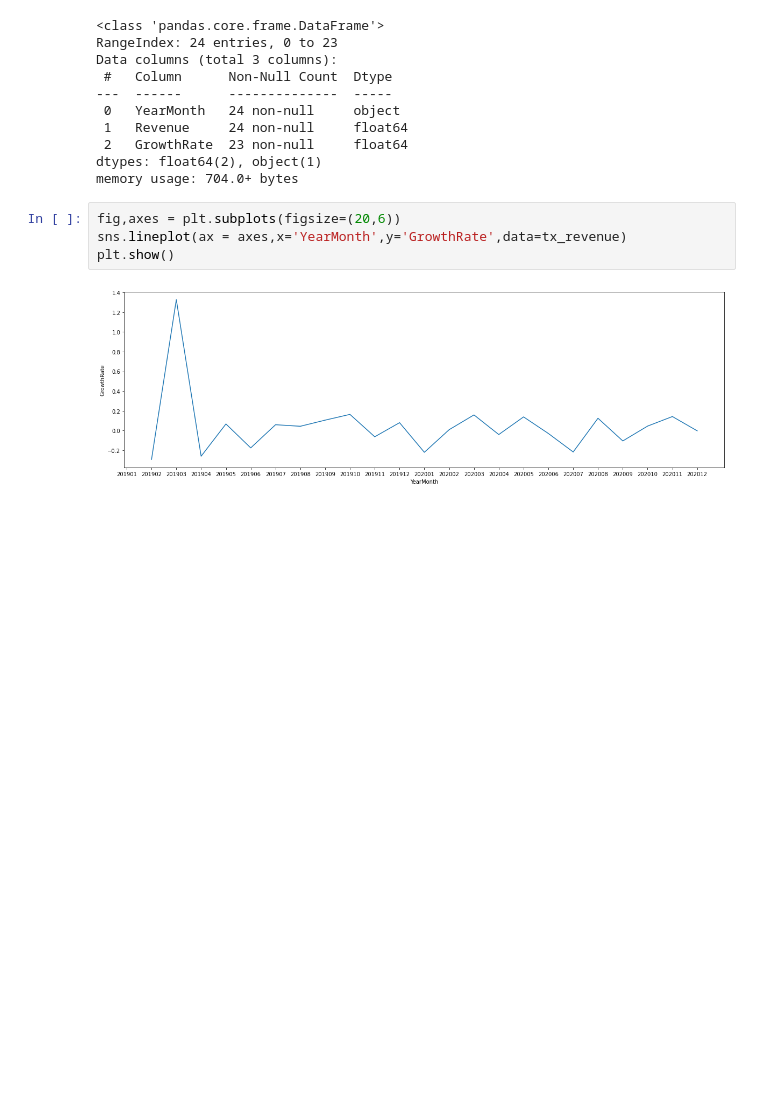
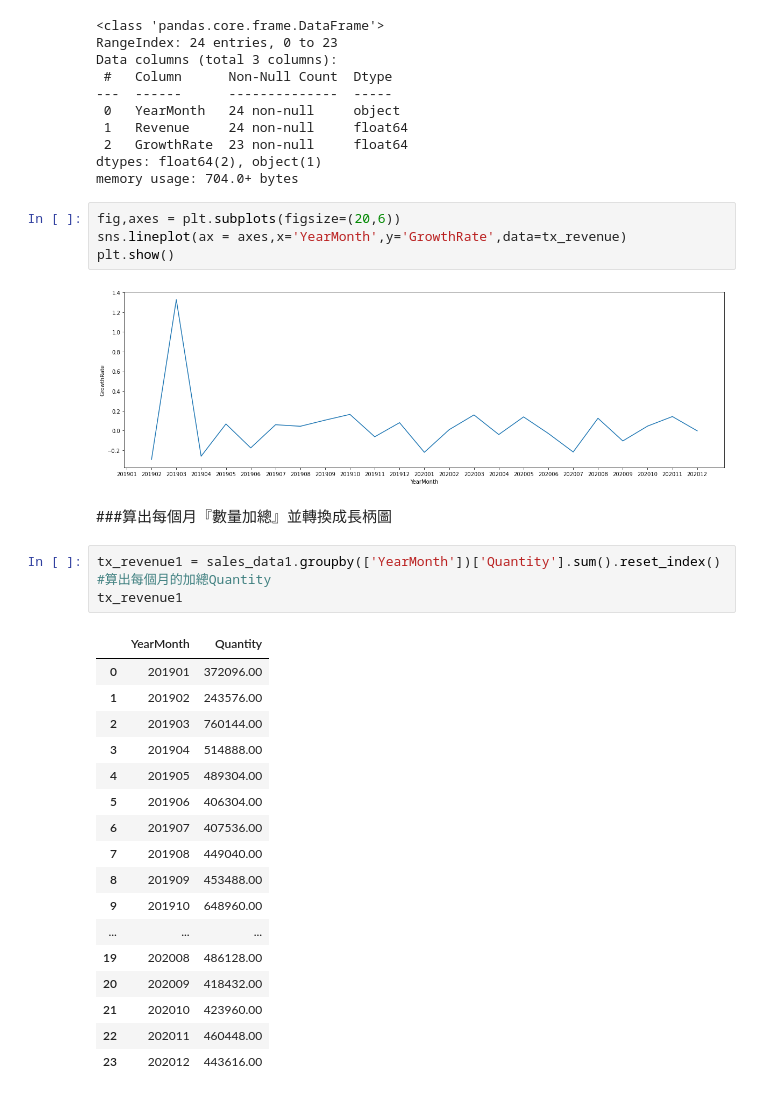
Before and after one commit to 01-slime/EDA, a Jupyter notebook: EDA.ipynb, the cells around one changed output. Cells and saved outputs as stored; diff of their text form; blank space fills up the shorter version.

```diff
--- a/EDA.ipynb
+++ b/EDA.ipynb
@@ -606,3 +606,26 @@ sns.lineplot(ax = axes,x='YearMonth',y='GrowthRate',data=tx_revenue)
 plt.show()
 # %% [output]
 [figure]
+# %% [markdown]
+###算出每個月『數量加總』並轉換成長柄圖
+# %%
+tx_revenue1 = sales_data1.groupby(['YearMonth'])['Quantity'].sum().reset_index() #算出每個月的加總Quantity
+tx_revenue1
+# %% [output]
+|  | YearMonth | Quantity |
+| 0 | 201901 | 372096.00 |
+| 1 | 201902 | 243576.00 |
+| 2 | 201903 | 760144.00 |
+| 3 | 201904 | 514888.00 |
+| 4 | 201905 | 489304.00 |
+| 5 | 201906 | 406304.00 |
+| 6 | 201907 | 407536.00 |
+| 7 | 201908 | 449040.00 |
+| 8 | 201909 | 453488.00 |
+| 9 | 201910 | 648960.00 |
+| ... | ... | ... |
+| 19 | 202008 | 486128.00 |
+| 20 | 202009 | 418432.00 |
+| 21 | 202010 | 423960.00 |
+| 22 | 202011 | 460448.00 |
+| 23 | 202012 | 443616.00 |
```
Also changed, not shown: parts of 16 cells of this notebook.
